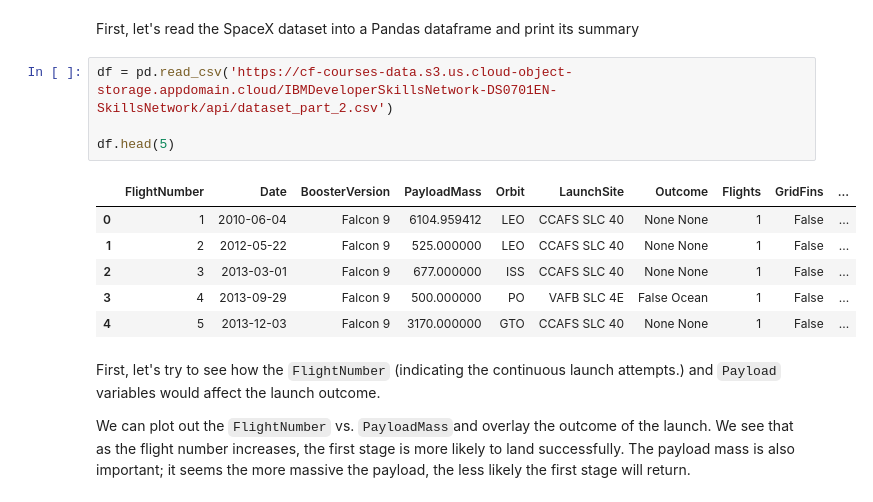
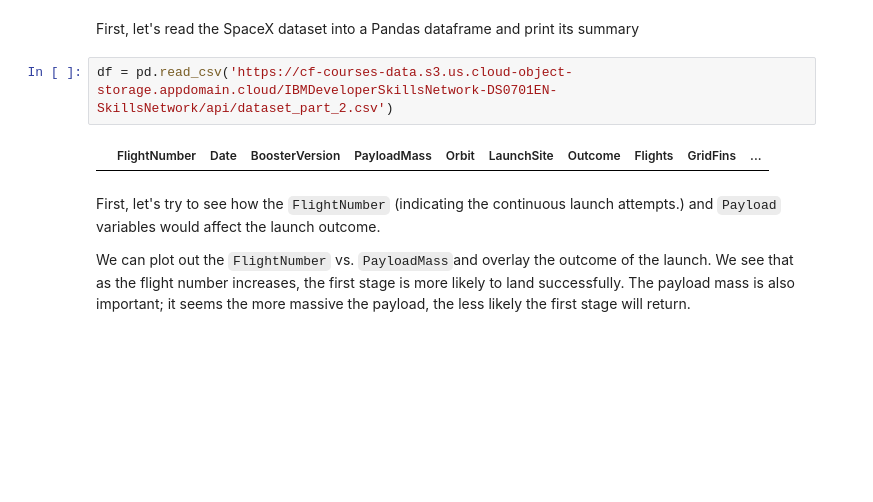
Before and after one commit to massimobertuzzi/IBM-DATA-SCIENCE-PROFESSIONAL-CERTIFICATE-Capstone-Project, a Jupyter notebook: 005-jupyter-labs-eda-dataviz.ipynb, the cells around one changed output. Cells and saved outputs as stored; diff of their text form; blank space fills up the shorter version.

```diff
--- a/005-jupyter-labs-eda-dataviz.ipynb
+++ b/005-jupyter-labs-eda-dataviz.ipynb
@@ -50,15 +50,8 @@ import seaborn as sns
 First, let's read the SpaceX dataset into a Pandas dataframe and print its summary
 # %%
 df = pd.read_csv('https://cf-courses-data.s3.us.cloud-object-storage.appdomain.cloud/IBMDeveloperSkillsNetwork-DS0701EN-SkillsNetwork/api/dataset_part_2.csv')
-
-df.head(5)
 # %% [output]
 |  | FlightNumber | Date | BoosterVersion | PayloadMass | Orbit | LaunchSite | Outcome | Flights | GridFins | ... |
-| 0 | 1 | 2010-06-04 | Falcon 9 | 6104.959412 | LEO | CCAFS SLC 40 | None None | 1 | False | ... |
-| 1 | 2 | 2012-05-22 | Falcon 9 | 525.000000 | LEO | CCAFS SLC 40 | None None | 1 | False | ... |
-| 2 | 3 | 2013-03-01 | Falcon 9 | 677.000000 | ISS | CCAFS SLC 40 | None None | 1 | False | ... |
-| 3 | 4 | 2013-09-29 | Falcon 9 | 500.000000 | PO | VAFB SLC 4E | False Ocean | 1 | False | ... |
-| 4 | 5 | 2013-12-03 | Falcon 9 | 3170.000000 | GTO | CCAFS SLC 40 | None None | 1 | False | ... |
 # %% [markdown]
 First, let's try to see how the `FlightNumber` (indicating the continuous launch attempts.) and `Payload` variables would affect the launch outcome.
 
```
Also changed, not shown: parts of 5 cells of this notebook.
